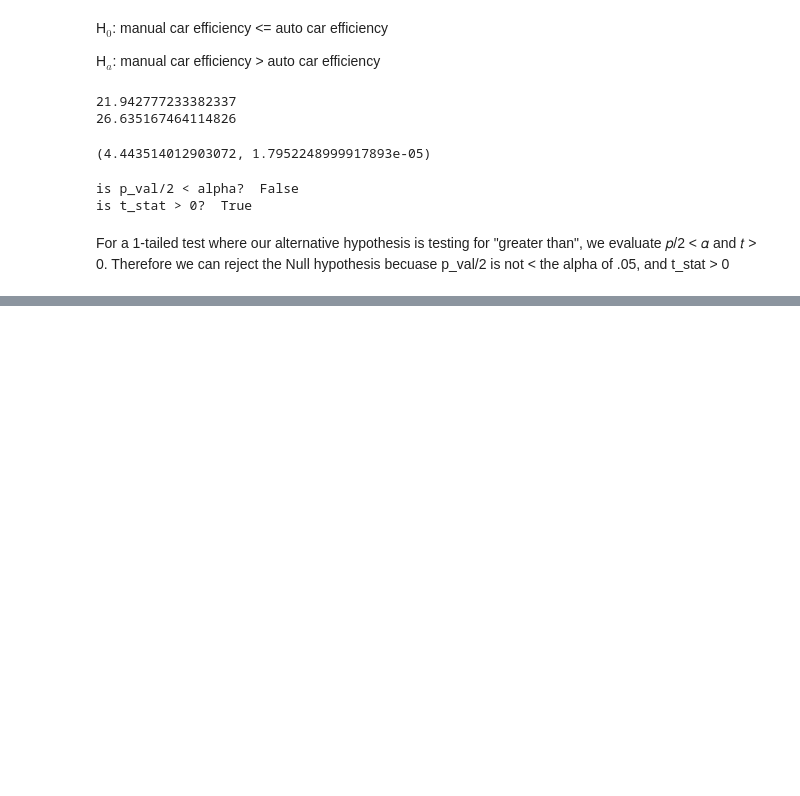
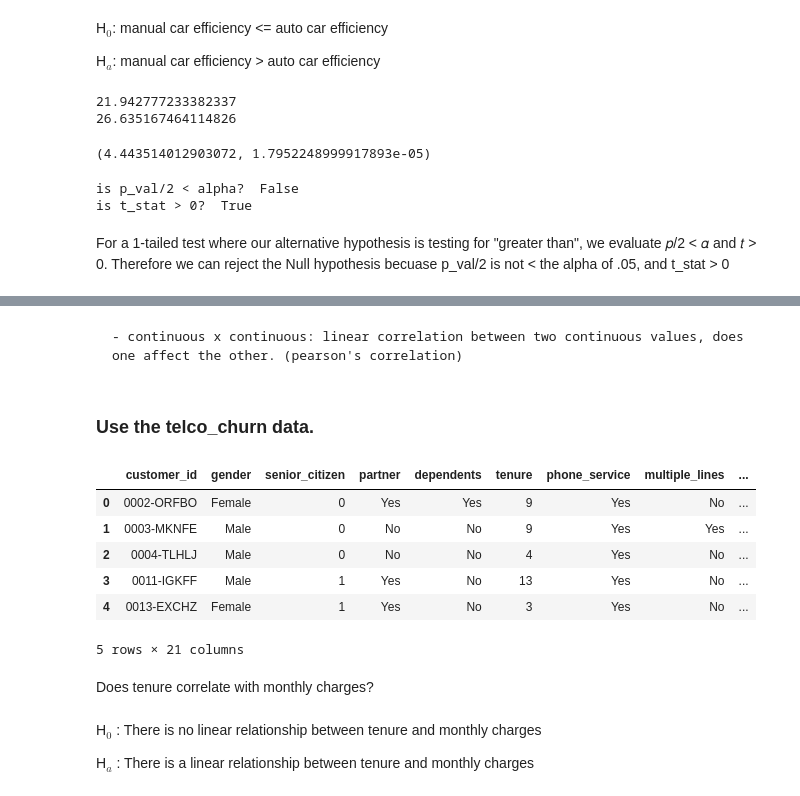
Before and after one commit to skylerschnee/statistics-exercises, a Jupyter notebook: hypothesis_testing.ipynb, the cells around one changed output, grey strips where cells are left out. Drawn from its saved outputs; the diff is of its cells as text; code cells hidden in the pictures; blank space fills up the shorter version.

```diff
--- a/hypothesis_testing.ipynb
+++ b/hypothesis_testing.ipynb
@@ -205,0 +222,4 @@ For a 1-tailed test where our alternative hypothesis is testing for "greater tha
+# %% [markdown]
+    - continuous x continuous: linear correlation between two continuous values, does one affect the other. (pearson's correlation)
+# %% [markdown]
+### Use the telco_churn data.
@@ -205,0 +228,20 @@ For a 1-tailed test where our alternative hypothesis is testing for "greater tha
+# %%
+url = env.get_db_url('telco_churn')
+# %%
+telco_churn = pd.read_sql('select * from customers', url)
+# %%
+telco_churn.head()
+# %% [output]
+|  | customer_id | gender | senior_citizen | partner | dependents | tenure | phone_service | multiple_lines | ... |
+| 0 | 0002-ORFBO | Female | 0 | Yes | Yes | 9 | Yes | No | ... |
+| 1 | 0003-MKNFE | Male | 0 | No | No | 9 | Yes | Yes | ... |
+| 2 | 0004-TLHLJ | Male | 0 | No | No | 4 | Yes | No | ... |
+| 3 | 0011-IGKFF | Male | 1 | Yes | No | 13 | Yes | No | ... |
+| 4 | 0013-EXCHZ | Female | 1 | Yes | No | 3 | Yes | No | ... |
+5 rows × 21 columns
+# %% [markdown]
+Does tenure correlate with monthly charges?
+# %% [markdown]
+H$_0$ : There is no linear relationship between tenure and monthly charges
+
+H$_a$ : There is a linear relationship between tenure and monthly charges
```
Also changed, not shown: parts of 56 cells of this notebook, 4 other files.
